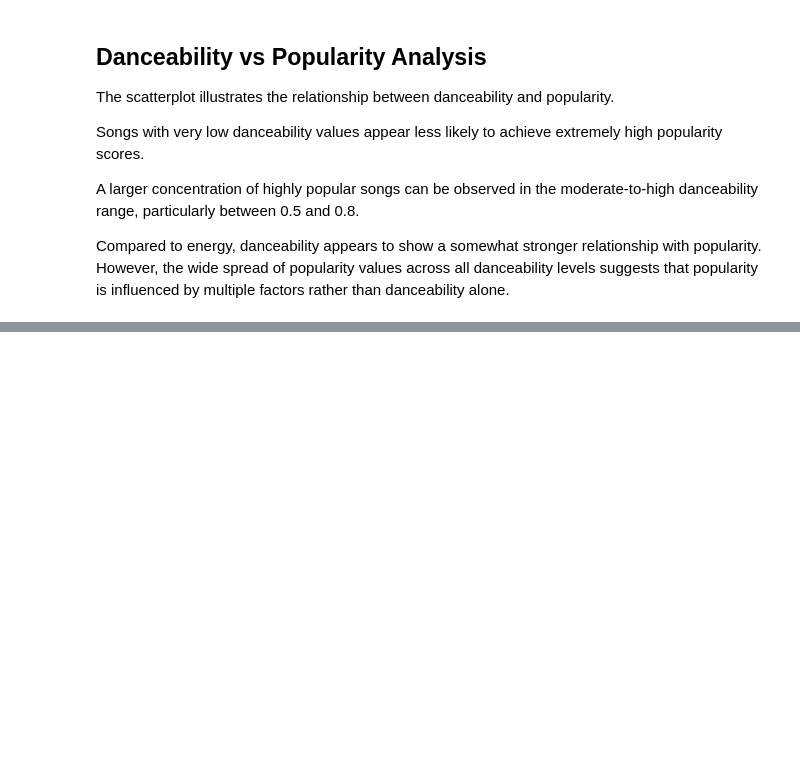
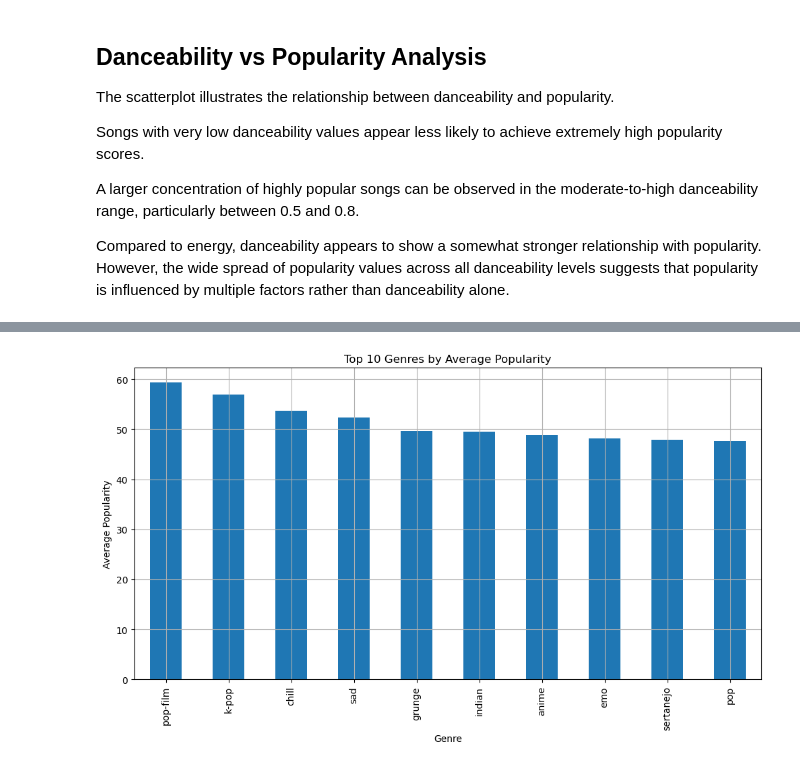
Before and after one commit to mimihorozova/spotify_analysis, a Jupyter notebook: spotify_analysis.ipynb, the cells around one changed output, grey strips where cells are left out. Cells and saved outputs as stored; diff of their text form; code cells hidden in the pictures; blank space fills up the shorter version.

Commit message:
add genre analysis

```diff
--- a/spotify_analysis.ipynb
+++ b/spotify_analysis.ipynb
@@ -408,0 +417,6 @@ Compared to energy, danceability appears to show a somewhat stronger relationshi
+# %%
+genre_popularity = tracks.groupby('track_genre')['popularity'].mean()
+# %%
+top_genres = genre_popularity.sort_values(ascending=False)
+
+top_genres.head(10)
@@ -408,0 +436,14 @@ Compared to energy, danceability appears to show a somewhat stronger relationshi
+# %%
+plt.figure(figsize=(12,6))
+
+top_genres.head(10).plot(kind='bar')
+
+plt.title("Top 10 Genres by Average Popularity")
+plt.xlabel("Genre")
+plt.ylabel("Average Popularity")
+
+plt.grid()
+
+plt.show()
+# %% [output]
+[figure, added]
```
Also changed, not shown: parts of 3 cells of this notebook.
